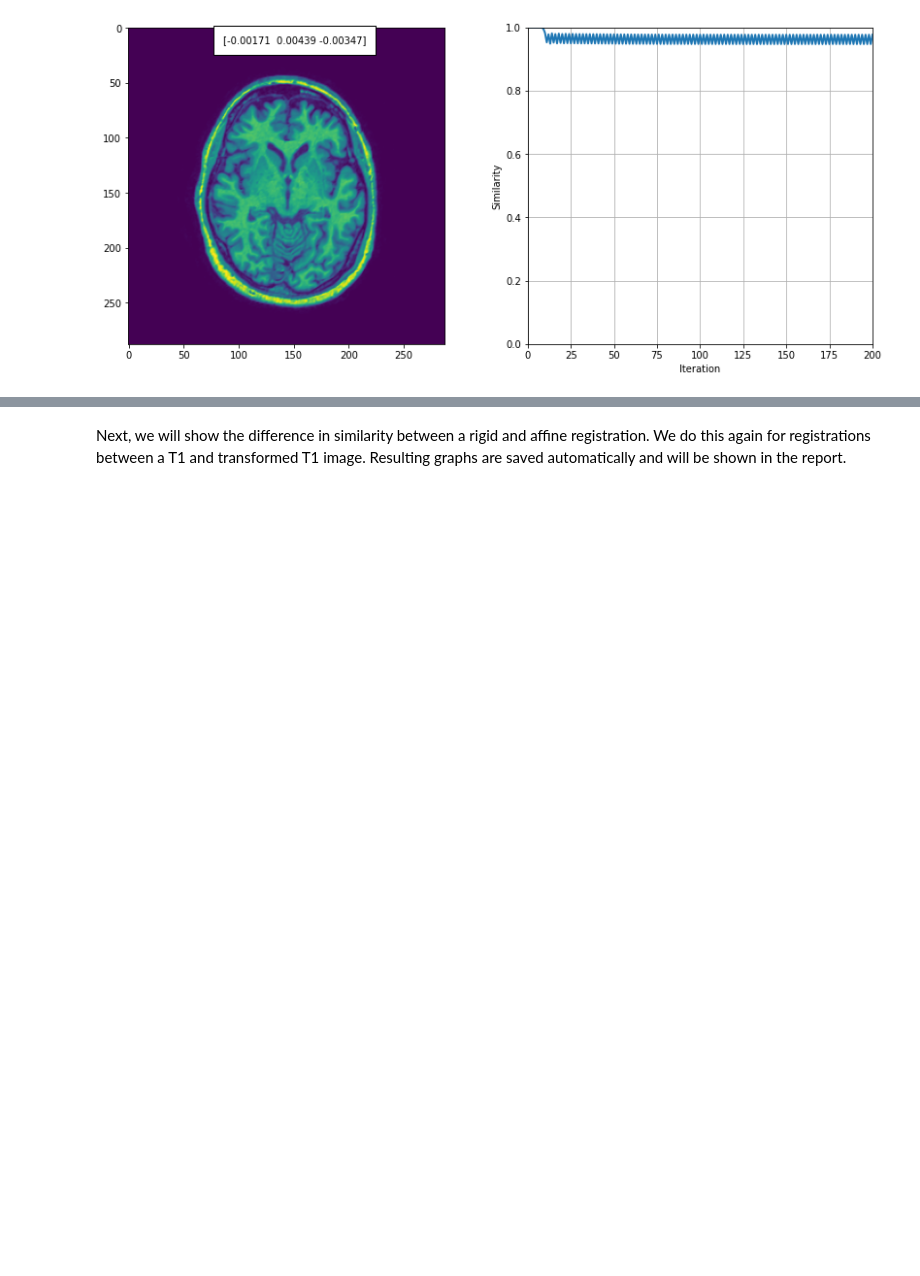
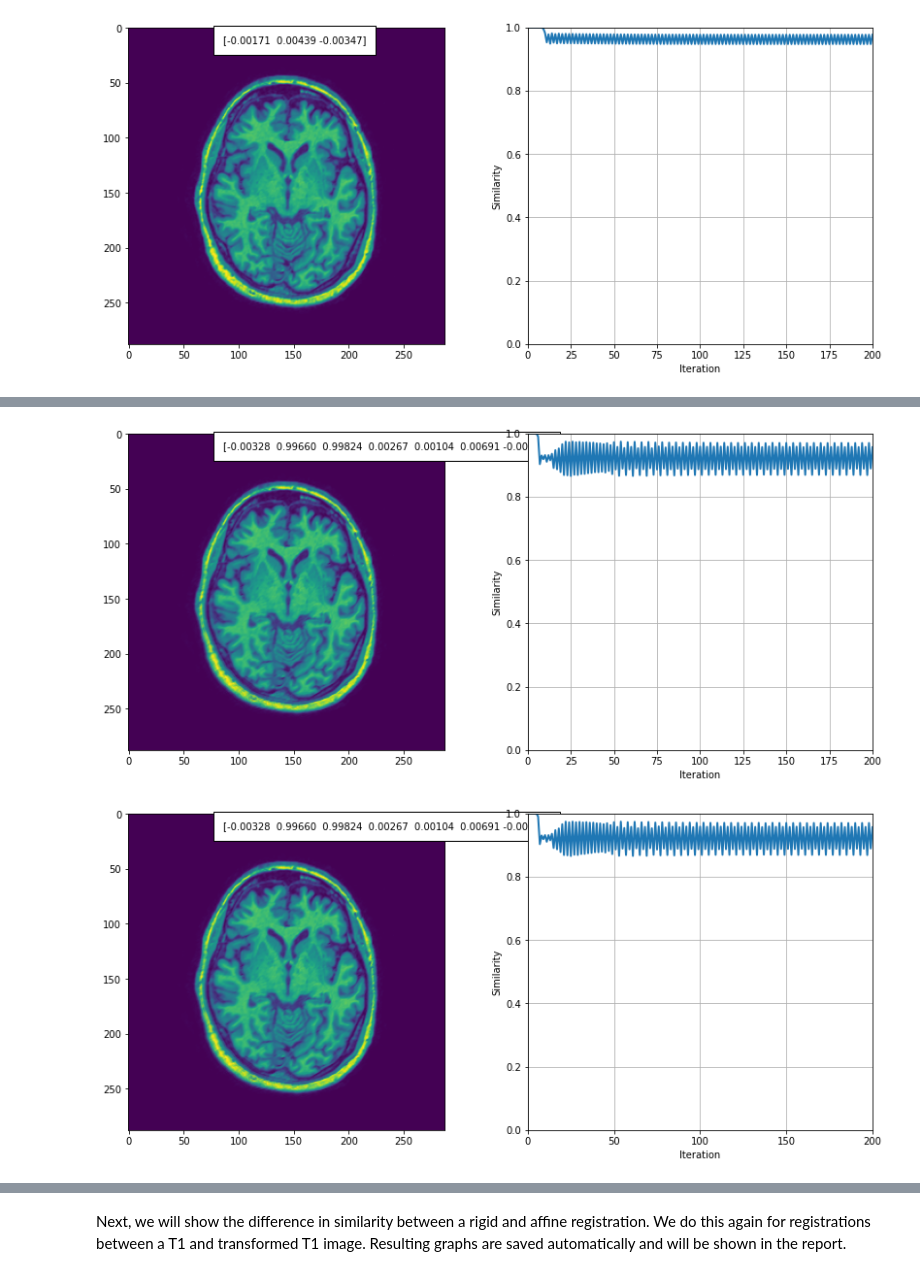
Before and after one commit to TanyavanHoren/8dc00-mia, a Jupyter notebook: reader/1.6_Registration_project.ipynb, the cells around one changed output, grey strips where cells are left out. Cells and saved outputs as stored; diff of their text form; code cells hidden in the pictures; blank space fills up the shorter version.

```diff
--- a/reader/1.6_Registration_project.ipynb
+++ b/reader/1.6_Registration_project.ipynb
@@ -218,0 +211,11 @@ affine_ib_reg_mutual_information('1_1_t1.tif', '1_1_t2.tif') # 5
+# %%
+from registration_project import ib_reg
+
+# 1 is the demo
+ib_reg('1_1_t1.tif', '1_1_t1_d.tif', "affine", "cc", mu=0.001, num_iter=200, fig_name="Task2_2", live_plotting=True) # 2
+ib_reg('1_1_t1.tif', '1_1_t2.tif', "affine", "cc", mu=0.001, num_iter=200, fig_name="Task2_3", live_plotting=True) # 3
+ib_reg('1_1_t1.tif', '1_1_t1_d.tif', "affine", "mi", mu=0.001, num_iter=200, fig_name="Task2_4", live_plotting=True) # 4
+ib_reg('1_1_t1.tif', '1_1_t2.tif', "affine", "mi", mu=0.001, num_iter=200, fig_name="Task2_5", live_plotting=True) # 5
+# %% [output]
+[figure, added]
+[figure, added]
```
Also changed, not shown: parts of 10 cells of this notebook, 15 other files.
